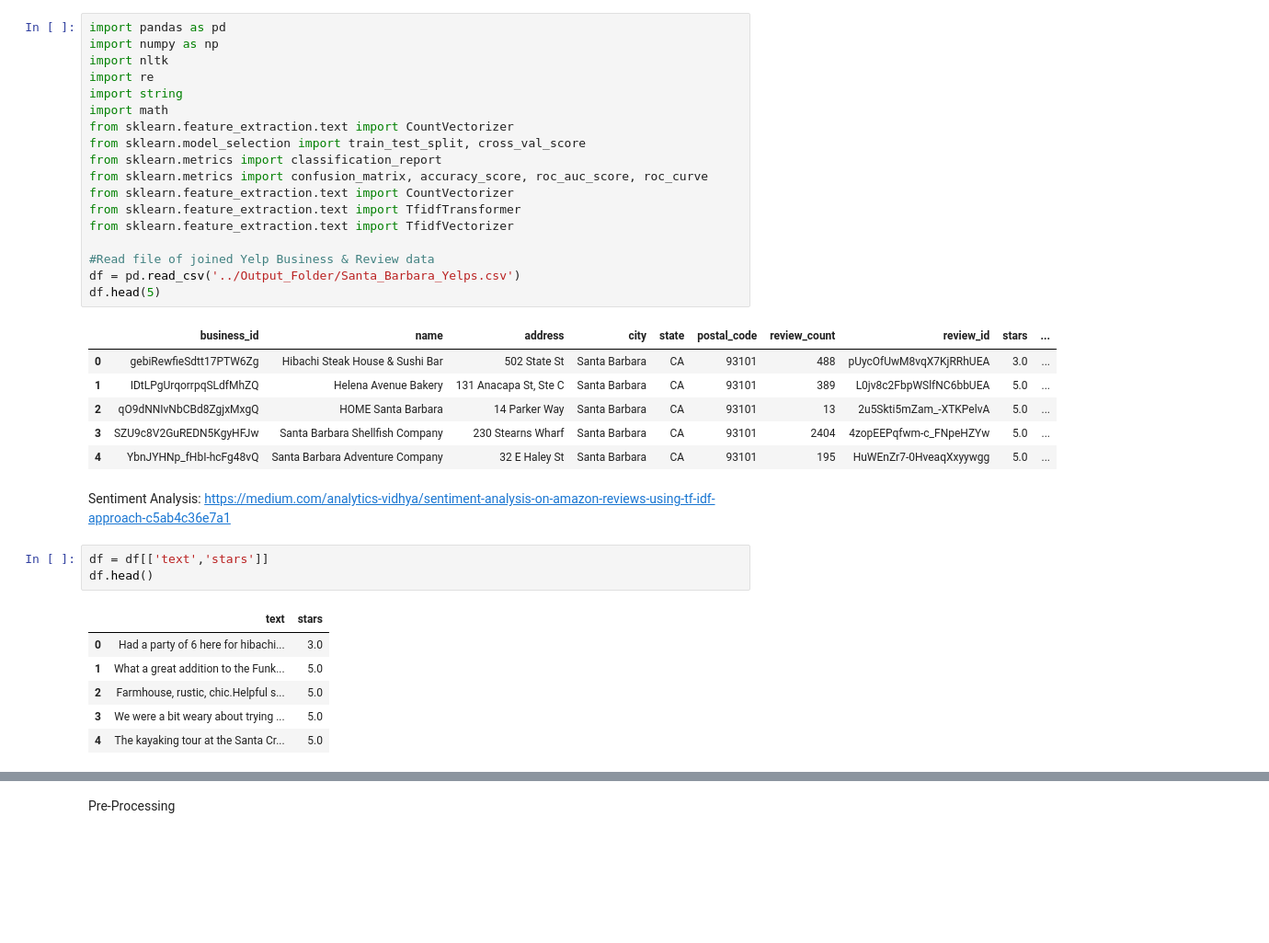
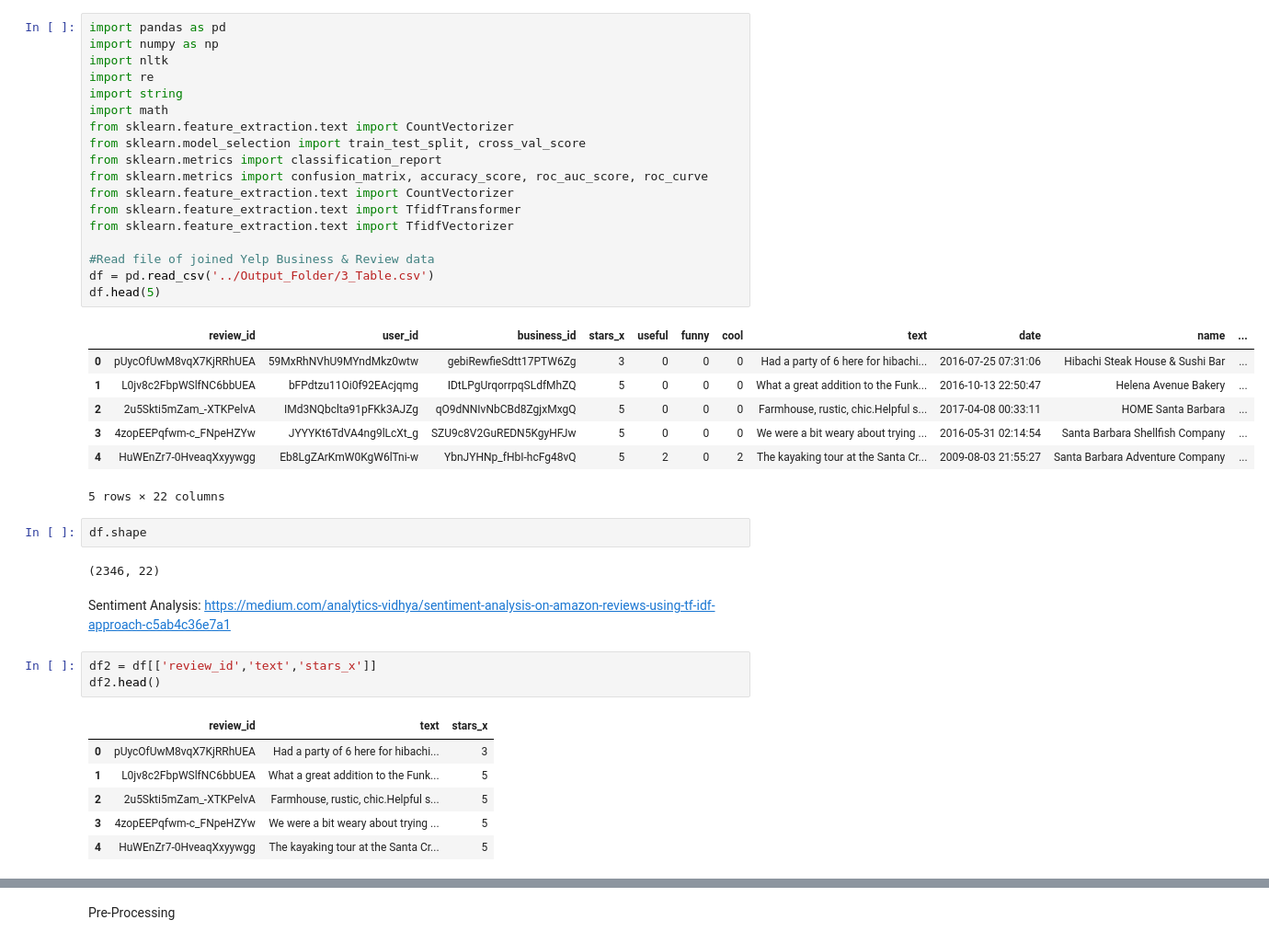
Before and after one commit to dh4rt/Yelp_Analysis, a Jupyter notebook: Jupyter_notebooks/Model_Work.ipynb, the cells around one changed output, grey strips where cells are left out. Shown at 92% size. Cells and saved outputs as stored; diff of their text form; blank space fills up the shorter version.

Commit message:
Add files via upload
Signed-off-by: David Hart <116898863+dh4rt@users.noreply.github.com>

```diff
--- a/Jupyter_notebooks/Model_Work.ipynb
+++ b/Jupyter_notebooks/Model_Work.ipynb
@@ -1,40 +1,45 @@
 # %%
 import pandas as pd
 import numpy as np
 import nltk
 import re
 import string
 import math
 from sklearn.feature_extraction.text import CountVectorizer
 from sklearn.model_selection import train_test_split, cross_val_score
 from sklearn.metrics import classification_report
 from sklearn.metrics import confusion_matrix, accuracy_score, roc_auc_score, roc_curve
 from sklearn.feature_extraction.text import CountVectorizer
 from sklearn.feature_extraction.text import TfidfTransformer
 from sklearn.feature_extraction.text import TfidfVectorizer
 
 #Read file of joined Yelp Business & Review data
-df = pd.read_csv('../Output_Folder/Santa_Barbara_Yelps.csv')
+df = pd.read_csv('../Output_Folder/3_Table.csv')
 df.head(5)
 # %% [output]
-|  | business_id | name | address | city | state | postal_code | review_count | review_id | stars | ... |
-| 0 | gebiRewfieSdtt17PTW6Zg | Hibachi Steak House & Sushi Bar | 502 State St | Santa Barbara | CA | 93101 | 488 | pUycOfUwM8vqX7KjRRhUEA | 3.0 | ... |
-| 1 | IDtLPgUrqorrpqSLdfMhZQ | Helena Avenue Bakery | 131 Anacapa St, Ste C | Santa Barbara | CA | 93101 | 389 | L0jv8c2FbpWSlfNC6bbUEA | 5.0 | ... |
-| 2 | qO9dNNIvNbCBd8ZgjxMxgQ | HOME Santa Barbara | 14 Parker Way | Santa Barbara | CA | 93101 | 13 | 2u5Skti5mZam_-XTKPelvA | 5.0 | ... |
-| 3 | SZU9c8V2GuREDN5KgyHFJw | Santa Barbara Shellfish Company | 230 Stearns Wharf | Santa Barbara | CA | 93101 | 2404 | 4zopEEPqfwm-c_FNpeHZYw | 5.0 | ... |
-| 4 | YbnJYHNp_fHbI-hcFg48vQ | Santa Barbara Adventure Company | 32 E Haley St | Santa Barbara | CA | 93101 | 195 | HuWEnZr7-0HveaqXxyywgg | 5.0 | ... |
+|  | review_id | user_id | business_id | stars_x | useful | funny | cool | text | date | name | ... |
+| 0 | pUycOfUwM8vqX7KjRRhUEA | 59MxRhNVhU9MYndMkz0wtw | gebiRewfieSdtt17PTW6Zg | 3 | 0 | 0 | 0 | Had a party of 6 here for hibachi... | 2016-07-25 07:31:06 | Hibachi Steak House & Sushi Bar | ... |
+| 1 | L0jv8c2FbpWSlfNC6bbUEA | bFPdtzu11Oi0f92EAcjqmg | IDtLPgUrqorrpqSLdfMhZQ | 5 | 0 | 0 | 0 | What a great addition to the Funk... | 2016-10-13 22:50:47 | Helena Avenue Bakery | ... |
+| 2 | 2u5Skti5mZam_-XTKPelvA | IMd3NQbclta91pFKk3AJZg | qO9dNNIvNbCBd8ZgjxMxgQ | 5 | 0 | 0 | 0 | Farmhouse, rustic, chic.Helpful s... | 2017-04-08 00:33:11 | HOME Santa Barbara | ... |
+| 3 | 4zopEEPqfwm-c_FNpeHZYw | JYYYKt6TdVA4ng9lLcXt_g | SZU9c8V2GuREDN5KgyHFJw | 5 | 0 | 0 | 0 | We were a bit weary about trying ... | 2016-05-31 02:14:54 | Santa Barbara Shellfish Company | ... |
+| 4 | HuWEnZr7-0HveaqXxyywgg | Eb8LgZArKmW0KgW6lTni-w | YbnJYHNp_fHbI-hcFg48vQ | 5 | 2 | 0 | 2 | The kayaking tour at the Santa Cr... | 2009-08-03 21:55:27 | Santa Barbara Adventure Company | ... |
+5 rows × 22 columns
+# %%
+df.shape
+# %% [output]
+(2346, 22)
 # %% [markdown]
 Sentiment Analysis: https://medium.com/analytics-vidhya/sentiment-analysis-on-amazon-reviews-using-tf-idf-approach-c5ab4c36e7a1
 # %%
-df = df[['text','stars']]
-df.head()
+df2 = df[['review_id','text','stars_x']]
+df2.head()
 # %% [output]
-|  | text | stars |
-| 0 | Had a party of 6 here for hibachi... | 3.0 |
-| 1 | What a great addition to the Funk... | 5.0 |
-| 2 | Farmhouse, rustic, chic.Helpful s... | 5.0 |
-| 3 | We were a bit weary about trying ... | 5.0 |
-| 4 | The kayaking tour at the Santa Cr... | 5.0 |
+|  | review_id | text | stars_x |
+| 0 | pUycOfUwM8vqX7KjRRhUEA | Had a party of 6 here for hibachi... | 3 |
+| 1 | L0jv8c2FbpWSlfNC6bbUEA | What a great addition to the Funk... | 5 |
+| 2 | 2u5Skti5mZam_-XTKPelvA | Farmhouse, rustic, chic.Helpful s... | 5 |
+| 3 | 4zopEEPqfwm-c_FNpeHZYw | We were a bit weary about trying ... | 5 |
+| 4 | HuWEnZr7-0HveaqXxyywgg | The kayaking tour at the Santa Cr... | 5 |
 # %%
 df.shape
 # %% [output]
```
Also changed, not shown: parts of 42 cells of this notebook, 7 other files.
